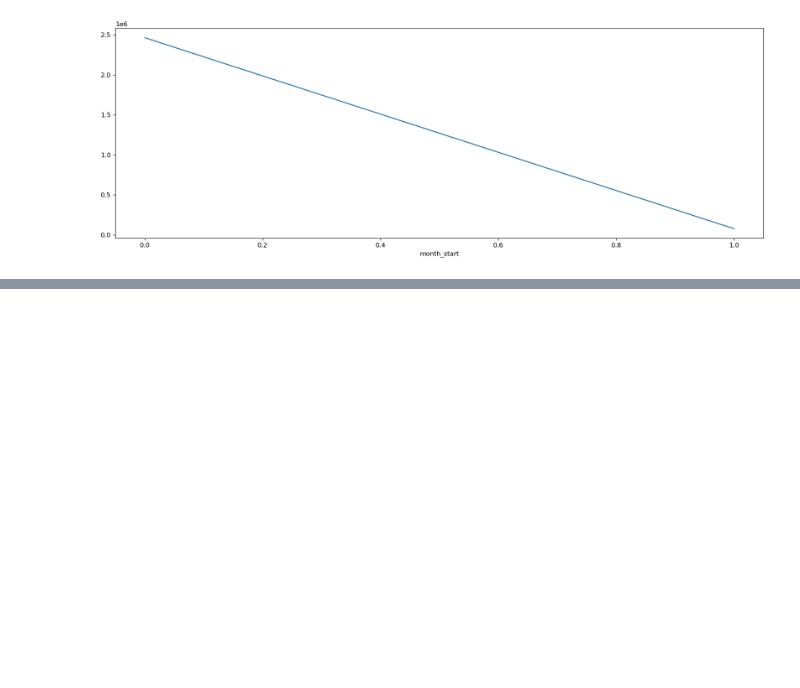
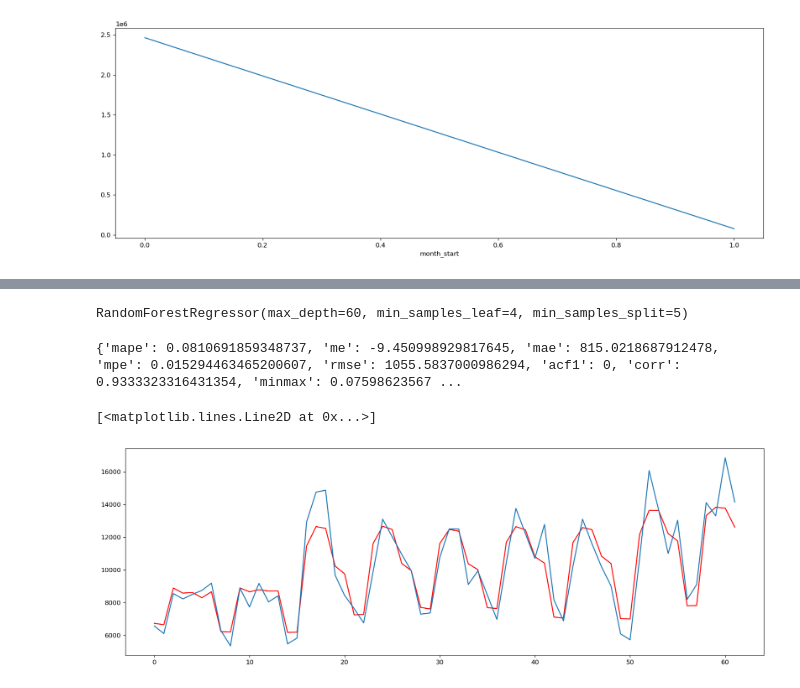
Before and after one commit to gympohnpimol/Hackathons_ML, a Jupyter notebook: Time Series Forecasting/Time Series Forecasting.ipynb, the cells around one changed output, grey strips where cells are left out. Cells and saved outputs as stored; diff of their text form; code cells hidden in the pictures; blank space fills up the shorter version.

```diff
--- a/Time Series Forecasting/Time Series Forecasting.ipynb
+++ b/Time Series Forecasting/Time Series Forecasting.ipynb
@@ -247,0 +390,12 @@ df.groupby(['month_start'])['Count'].sum().plot()
+# %%
+rf = RandomForestRegressor(random_state = 42)
+random_grid = {'bootstrap': [True, False],
+              'max_depth': [10, 20, 30, 40, 50, 60, 70, 80, 90, 100, None],
+              'max_features': ['auto', 'sqrt'],
+              'min_samples_leaf': [1, 2, 4],
+              'min_samples_split': [2, 5, 10, 15],
+              'n_estimators': [100, 200, 400, 600, 800, 1000, 1200, 1400, 1600, 1800, 2000]}
+
+rf_random = RandomizedSearchCV(estimator=rf, param_distributions=random_grid,n_iter=100,
+                               cv=5, verbose=1, random_state=42, n_jobs=-1)
+rf_random.fit(X_train, y_train)
@@ -247,0 +421,16 @@ df.groupby(['month_start'])['Count'].sum().plot()
+# %%
+rf_model = RandomForestRegressor(**rf_random.best_params_)
+rf_model.fit(X_train, y_train)
+# %% [output]
+RandomForestRegressor(max_depth=60, min_samples_leaf=4, min_samples_split=5)
+# %%
+rtp = rf_model.predict(X_test)
+print(forecast_accuracy(np.array(rtp), np.array(y_test)))
+# %% [output]
+{'mape': 0.0810691859348737, 'me': -9.450998929817645, 'mae': 815.0218687912478, 'mpe': 0.015294463465200607, 'rmse': 1055.5837000986294, 'acf1': 0, 'corr': 0.9333323316431354, 'minmax': 0.07598623567 ...
+# %%
+plt.plot(range(0, len(rtp)), rtp, color='red')
+plt.plot(range(0, len(rtp)), y_test)
+# %% [output]
+[<matplotlib.lines.Line2D at 0x...>]
+[figure, added]
```
Also changed, not shown: parts of 19 cells of this notebook, 2 other files.
